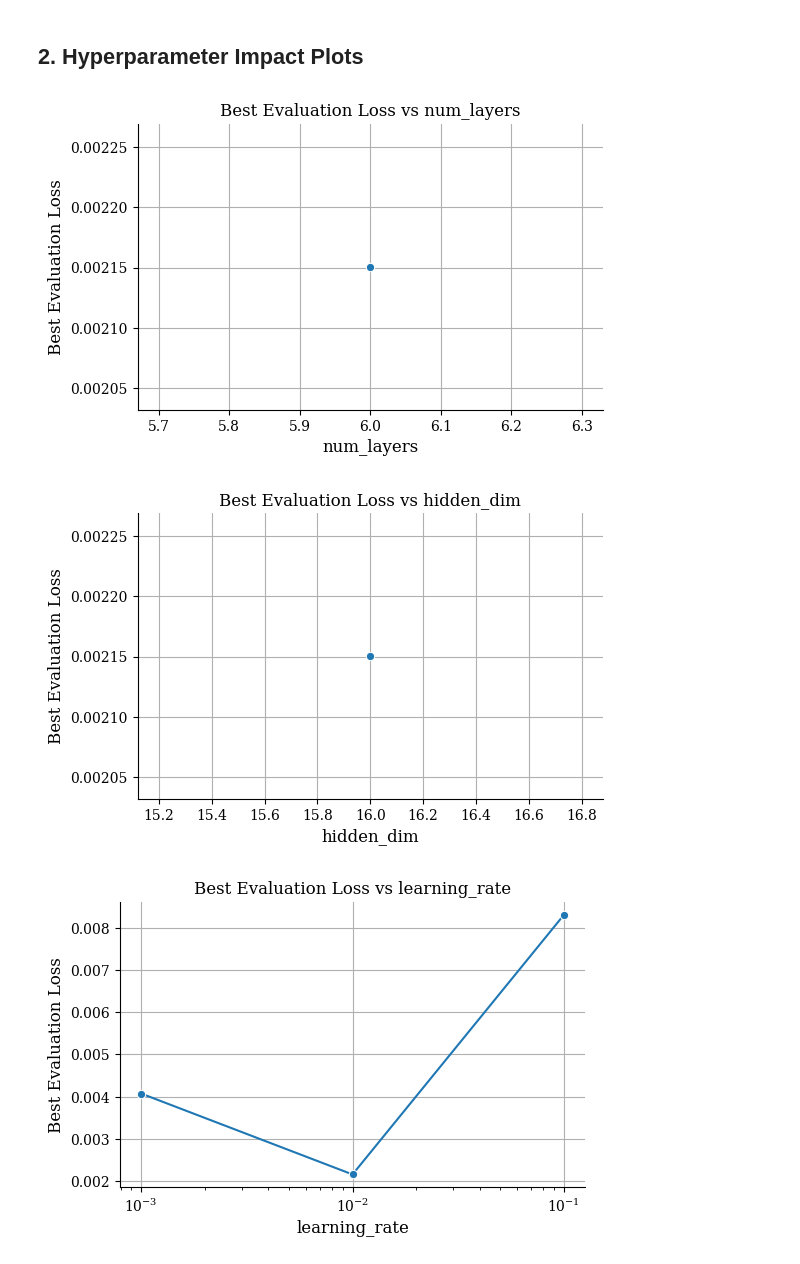
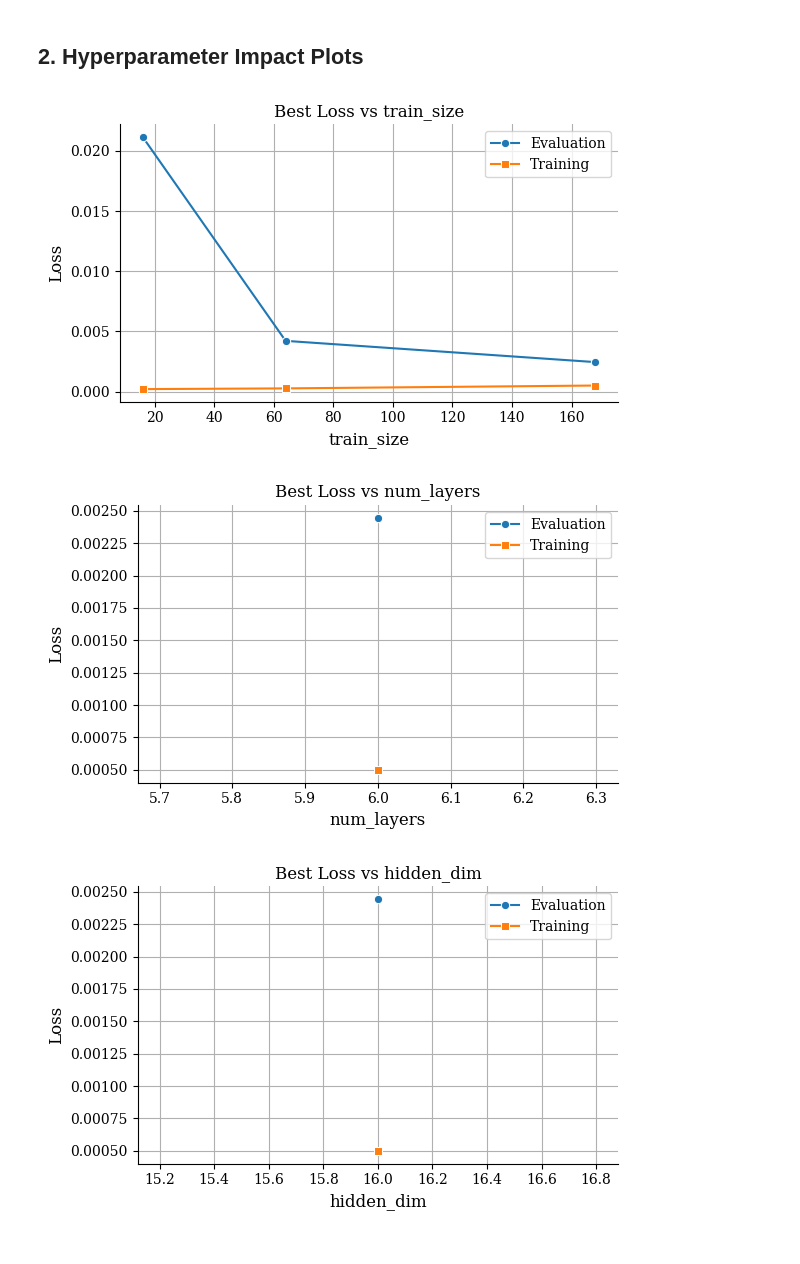
Before and after one commit to neilhoulsby/stress-strain, a Jupyter notebook: analysis.ipynb, the cells around one changed output. Cells and saved outputs as stored; diff of their text form; code cells hidden in the pictures.

```diff
--- a/analysis.ipynb
+++ b/analysis.ipynb
@@ -44,8 +44,12 @@ def setup_plot_style():
 setup_plot_style()
 # %%
 # Load the CSV file
-df = pd.read_csv('/home/neil/proj/stress_strain/results_20240721_155627.csv')
-df = pd.read_csv('/home/neil/proj/stress_strain/results_20240721_163240.csv')
+# df = pd.read_csv('/home/neil/proj/stress_strain/results/results_20240721_155627.csv')  # sweep all (LR bug)
+# df = pd.read_csv('/home/neil/proj/stress_strain/results/results_20240721_163240.csv')  # LR sweep
+# df = pd.read_csv('/home/neil/proj/stress_strain/results/20240722_115643/all_results.csv')  # depth sweep
+df = pd.read_csv('/home/neil/proj/stress_strain/results/20240722_163518/all_results.csv')  # depth sweep
+
+
 print(f"Loaded {len(df)} rows of data.")
 # %% [output]
 Loaded 15 rows of data.
@@ -57,7 +61,7 @@ best_row = df.loc[df['eval_loss'].idxmin()]
 
 # Print the best hyperparameters and corresponding metrics
 print("Best Hyperparameters:")
-hyperparams = ['num_layers', 'hidden_dim', 'learning_rate', 'dropout_rate', 'total_examples']
+hyperparams = ['train_size', 'num_layers', 'hidden_dim', 'learning_rate', 'dropout_rate', 'total_examples']
 for param in hyperparams:
     print(f"{param}: {best_row[param]}")
 
@@ -78,24 +83,34 @@ Training Loss: 0.0002
 # %% [markdown]
 ## 2. Hyperparameter Impact Plots
 # %%
-def plot_hyperparam_impact(df, param):
-    # Group by the hyperparameter and find the best eval_loss for each value
-    grouped = df.groupby(param)['eval_loss'].min().reset_index()
+def plot_hyperparam_impact(df, param, plot_training_loss=False):
+    # Group by the hyperparameter and find the best eval_loss and corresponding train_loss for each value
+    grouped_eval = df.groupby(param)['eval_loss'].min().reset_index()
+    grouped_train = df.loc[df.groupby(param)['eval_loss'].idxmin()].reset_index()
 
-    plt.figure(figsize=(6, 6/1.618))
-    sns.lineplot(x=param, y='eval_loss', data=grouped, marker='o')
-    plt.title(f'Best Evaluation Loss vs {param}')
+    plt.figure(figsize=(6, 6/1.6))
+
+    # Plot evaluation loss
+    sns.lineplot(x=param, y='eval_loss', data=grouped_eval, marker='o', label='Evaluation')
+
+    if plot_training_loss:
+        # Plot training loss
+        sns.lineplot(x=param, y='train_loss', data=grouped_train, marker='s', label='Training')
+
+    plt.title(f'Best Loss vs {param}')
     plt.xlabel(param)
-    plt.ylabel('Best Evaluation Loss')
+    plt.ylabel('Loss')
     if param == 'learning_rate':
         plt.xscale('log')
     plt.grid(True)
+    plt.legend()
+    plt.tight_layout()
     plt.show()
 
 # Plot for each hyperparameter
 for param in hyperparams:
-    plot_hyperparam_impact(df, param)
+    plot_hyperparam_impact(df, param, True)
 # %% [output]
-[figure, old version]
+[figure, new version]
-[figure, old version]
+[figure, new version]
-[figure, old version]
+[figure, new version]
```
Also changed, not shown: parts of 10 cells of this notebook, 6 other files.
